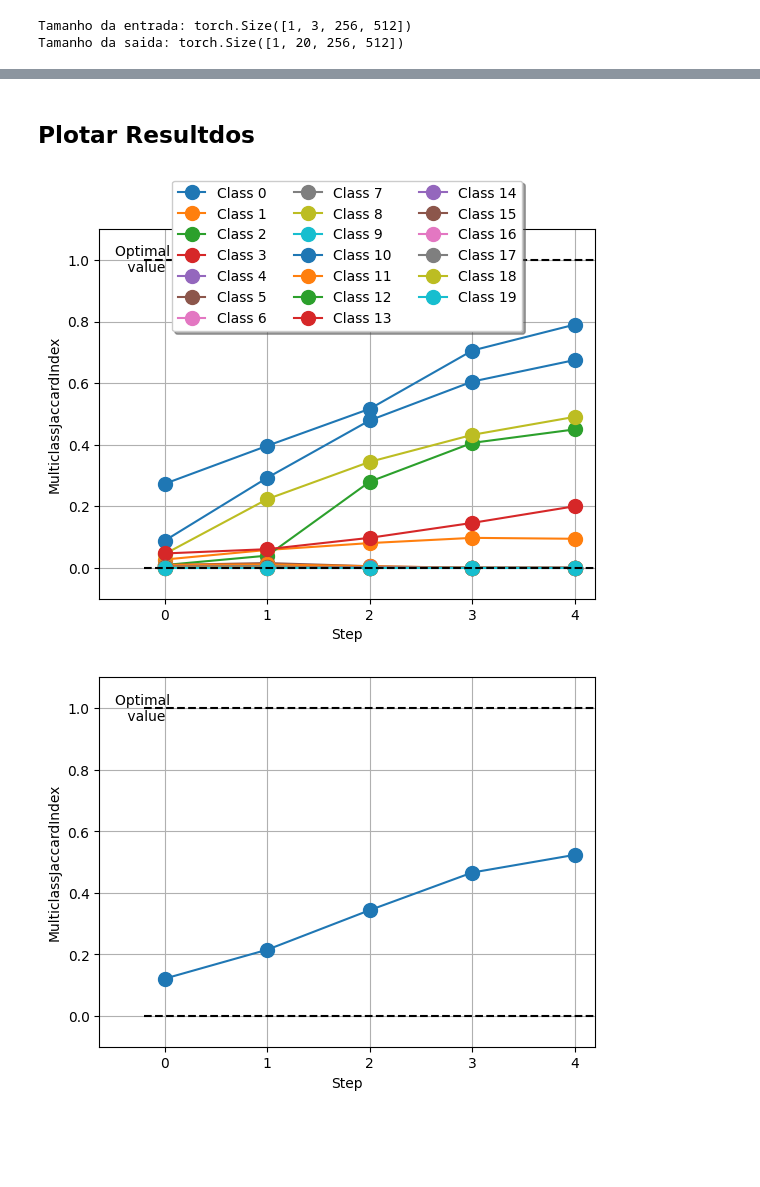
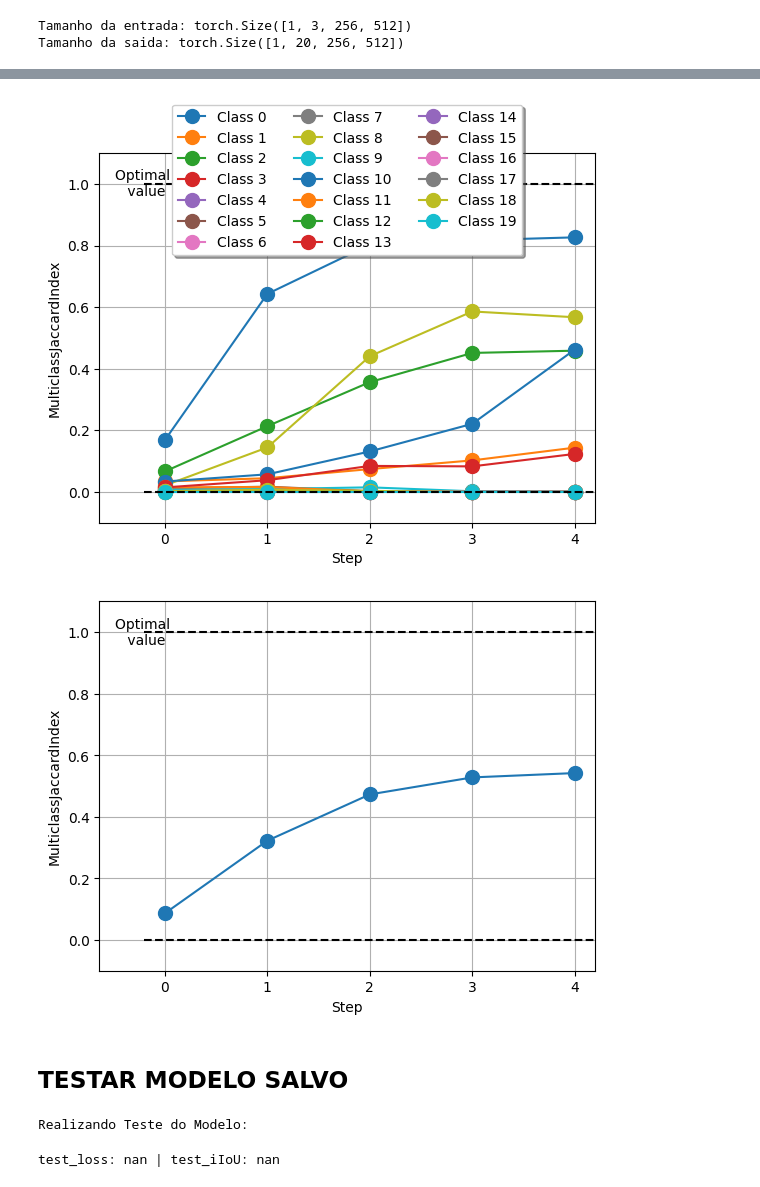
Before and after one commit to JoseFSilveira/linknet-studynotes, a Jupyter notebook: main.ipynb, the cells around one changed output, grey strips where cells are left out. Cells and saved outputs as stored; diff of their text form; code cells hidden in the pictures; blank space fills up the shorter version.

Commit message:
Finalizadas todas as funões para treino do modelo, criado arquivo para funções de teste do modelo.

```diff
--- a/main.ipynb
+++ b/main.ipynb
@@ -5,3 +13,5 @@ watch -n 1 amd-smi
+# %%
+SCRIPT_MODE = "BOTH"
 # %% [markdown]
 # Setup do Projeto
 # %%
@@ -217,6 +230,7 @@ tensor([[[ 0, 19,  9,  ..., 11, 17,  5],
 # %%
 # Treinar o modelo
-fit_model = tr.TrainLinkNet(model=model, device=device, epochs=5)
-fit_model(train_dataloader, val_dataloader)
+if SCRIPT_MODE != "TEST":
+    fit_model = tr.TrainLinkNet(model=model, device=device, epochs=5)
+    fit_model(train_dataloader, val_dataloader)
 # %% [output]
 EPOCH 1/5
@@ -236,10 +254,30 @@ train_loss: 1.8792 | train_iIoU: 0.5393 | test_loss: 1.9041 | test_iIoU: 0.5229
-# %% [markdown]
-## Plotar Resultdos
 # %%
-fig1_, ax1_ = fit_model.iIoU_metric.plot(fit_model.results['test_IoU'])
-fig2_, ax2_ = fit_model.iIoU_metric.plot(fit_model.results['test_iIoU'])
+if SCRIPT_MODE != "TEST":
+    fig1_, ax1_ = fit_model.iIoU_metric.plot(fit_model.results['val_IoU'])
+    fig2_, ax2_ = fit_model.iIoU_metric.plot(fit_model.results['val_iIoU'])
 # %% [output]
-[figure, old version]
+[figure, new version]
-[figure, old version]
+[figure, new version]
+# %% [markdown]
+## TESTAR MODELO SALVO
+# %%
+if SCRIPT_MODE != "TRAIN":
+
+    # Criando novo modelo para carregar o salvo
+    loaded_model = lkm.LinkNet(in_channels=3, out_channels=NUM_CLASSES).to(device)
+
+    # Carregando apenas os parametros (state_dict()), pois isso flexibiliza o modelo e evita erros de incompatibilidade com parametros e caminhos do modelo original
+    # OBS: torch.load() carrega o modelo inteiro, nao apenas os parametros
+    MODEL_PATH = Path.cwd() / Path("saved_models")
+    MODEL_NAME = "best_model.pth"
+    SAVED_MODEL_PATH = MODEL_PATH / MODEL_NAME
+    loaded_model.load_state_dict(torch.load(f=SAVED_MODEL_PATH))
+
+    # Teste do modelo
+    test = ts.TestLinkNet(loaded_model, device=device)
+    test(test_dataloader)
+# %% [output]
+Realizando Teste do Modelo:
+test_loss: nan | test_iIoU: nan
 # %%
 torch.cuda.empty_cache()
```
Also changed, not shown: parts of 7 cells of this notebook, 4 other files.
